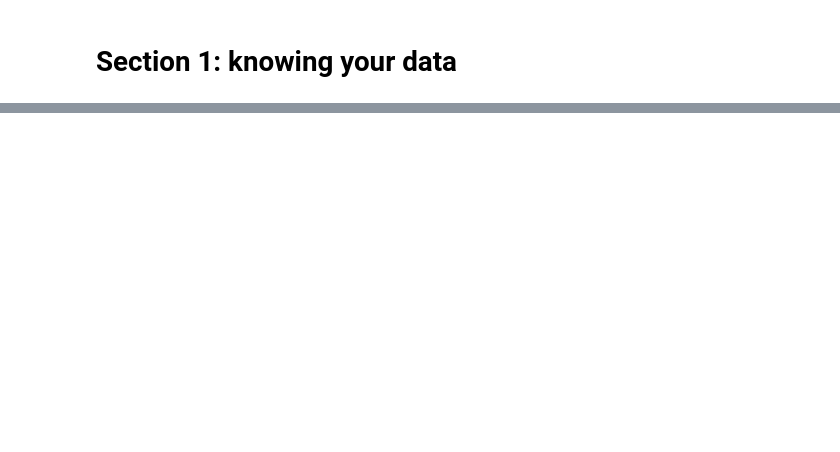
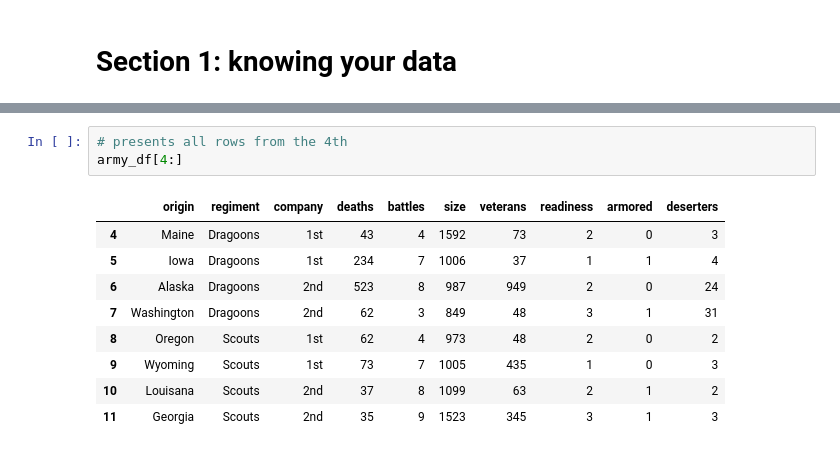
Before and after one commit to GalSarid21/MachineLearningLabs, a Jupyter notebook: Lab1/HW_1.ipynb, the cells around one changed output, grey strips where cells are left out. Saved outputs shown, nothing was run; the diff lists cells and outputs as text; blank space fills up the shorter version.

```diff
--- a/Lab1/HW_1.ipynb
+++ b/Lab1/HW_1.ipynb
@@ -124,0 +190,13 @@ max     943.000000   73.000000    NaN        NaN      NaN
+# %%
+# presents all rows from the 4th
+army_df[4:]
+# %% [output]
+|  | origin | regiment | company | deaths | battles | size | veterans | readiness | armored | deserters |
+| 4 | Maine | Dragoons | 1st | 43 | 4 | 1592 | 73 | 2 | 0 | 3 |
+| 5 | Iowa | Dragoons | 1st | 234 | 7 | 1006 | 37 | 1 | 1 | 4 |
+| 6 | Alaska | Dragoons | 2nd | 523 | 8 | 987 | 949 | 2 | 0 | 24 |
+| 7 | Washington | Dragoons | 2nd | 62 | 3 | 849 | 48 | 3 | 1 | 31 |
+| 8 | Oregon | Scouts | 1st | 62 | 4 | 973 | 48 | 2 | 0 | 2 |
+| 9 | Wyoming | Scouts | 1st | 73 | 7 | 1005 | 435 | 1 | 0 | 3 |
+| 10 | Louisana | Scouts | 2nd | 37 | 8 | 1099 | 63 | 2 | 1 | 2 |
+| 11 | Georgia | Scouts | 2nd | 35 | 9 | 1523 | 345 | 3 | 1 | 3 |
```
Also changed, not shown: parts of 35 cells of this notebook.
